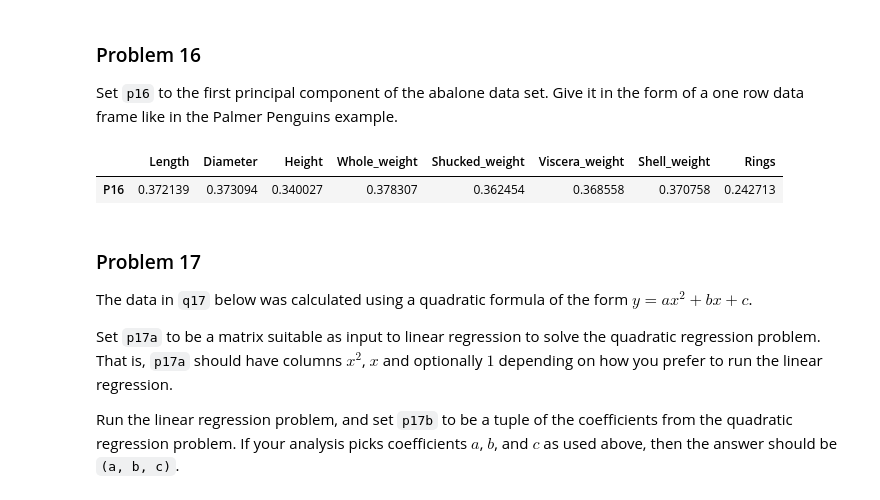
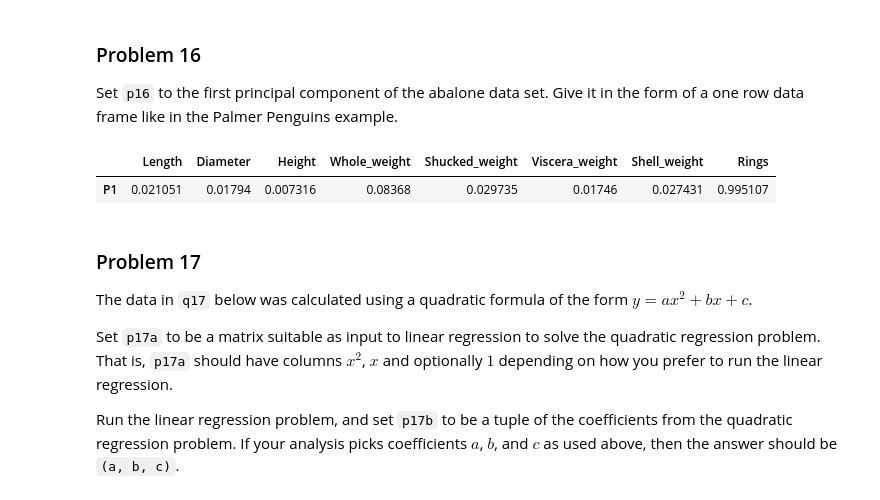
Before and after one commit to nkajones/dx601-homework-08, a Jupyter notebook: homework.ipynb, the cells around one changed output. Saved outputs shown, nothing was run; the diff lists cells and outputs as text; code cells hidden in the pictures.

```diff
--- a/homework.ipynb
+++ b/homework.ipynb
@@ -345,24 +345,17 @@ p15 = "b"
 
 Set `p16` to the first principal component of the abalone data set.
 Give it in the form of a one row data frame like in the Palmer Penguins example.
-# %%
-# YOUR CHANGES HERE
-X_processed_subset = X_processed.iloc[:, :8]
-X_processed = abalone.iloc[:, 1:9]
-X_scaled = (X_processed - X_processed.mean()) / X_processed.std(ddof=0)
-X_np = X_scaled.values
-cov_matrix = np.cov(X_np, rowvar=False)
-eigenvalues, eigenvectors = np.linalg.eigh(cov_matrix)
-p16_index = np.argsort(eigenvalues)[::-1][0]
-p16_vector = eigenvectors[:, p16_index]
-if p16_vector[np.argmax(np.abs(p16_vector))] < 0:
-    p16_vector = -p16_vector
-
-p16 = pd.DataFrame(p16_vector.reshape(1, -1), columns=X_processed.columns, index=['P16'])
-p16
-# %% [output]
-|  | Length | Diameter | Height | Whole_weight | Shucked_weight | Viscera_weight | Shell_weight | Rings |
-| P16 | 0.372139 | 0.373094 | 0.340027 | 0.378307 | 0.362454 | 0.368558 | 0.370758 | 0.242713 |
+# %%
+# YOUR CHANGES HERE
+p16 = pd.DataFrame(
+    np.linalg.eigh(np.cov(abalone.iloc[:, 1:9].values - abalone.iloc[:, 1:9].values.mean(axis=0), rowvar=False))[1][:, np.argmax(np.linalg.eigh(np.cov(abalone.iloc[:, 1:9].values - abalone.iloc[:, 1:9].values.mean(axis=0), rowvar=False))[0])].reshape(1, -1) * np.sign(np.linalg.eigh(np.cov(abalone.iloc[:, 1:9].values - abalone.iloc[:, 1:9].values.mean(axis=0), rowvar=False))[1][:, np.argmax(np.linalg.eigh(np.cov(abalone.iloc[:, 1:9].values - abalone.iloc[:, 1:9].values.mean(axis=0), rowvar=False))[0])][np.argmax(np.abs(np.linalg.eigh(np.cov(abalone.iloc[:, 1:9].values - abalone.iloc[:, 1:9].values.mean(axis=0), rowvar=False))[1][:, np.argmax(np.linalg.eigh(np.cov(abalone.iloc[:, 1:9].values - abalone.iloc[:, 1:9].values.mean(axis=0), rowvar=False))[0])]))] ),
+    columns=abalone.columns[1:9],
+    index=['P1']
+)
+p16
+# %% [output]
+|  | Length | Diameter | Height | Whole_weight | Shucked_weight | Viscera_weight | Shell_weight | Rings |
+| P1 | 0.021051 | 0.01794 | 0.007316 | 0.08368 | 0.029735 | 0.01746 | 0.027431 | 0.995107 |
 # %% [markdown]
 ### Problem 17
 
```
